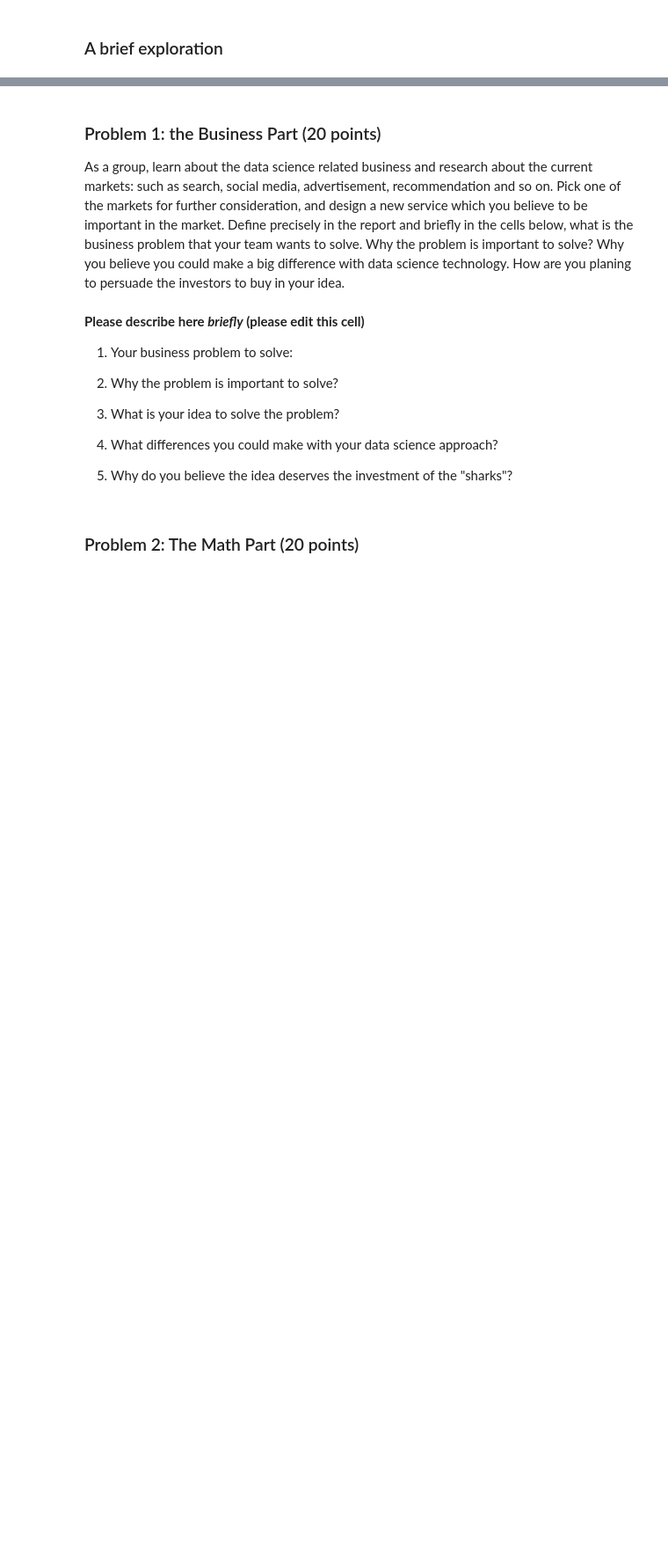
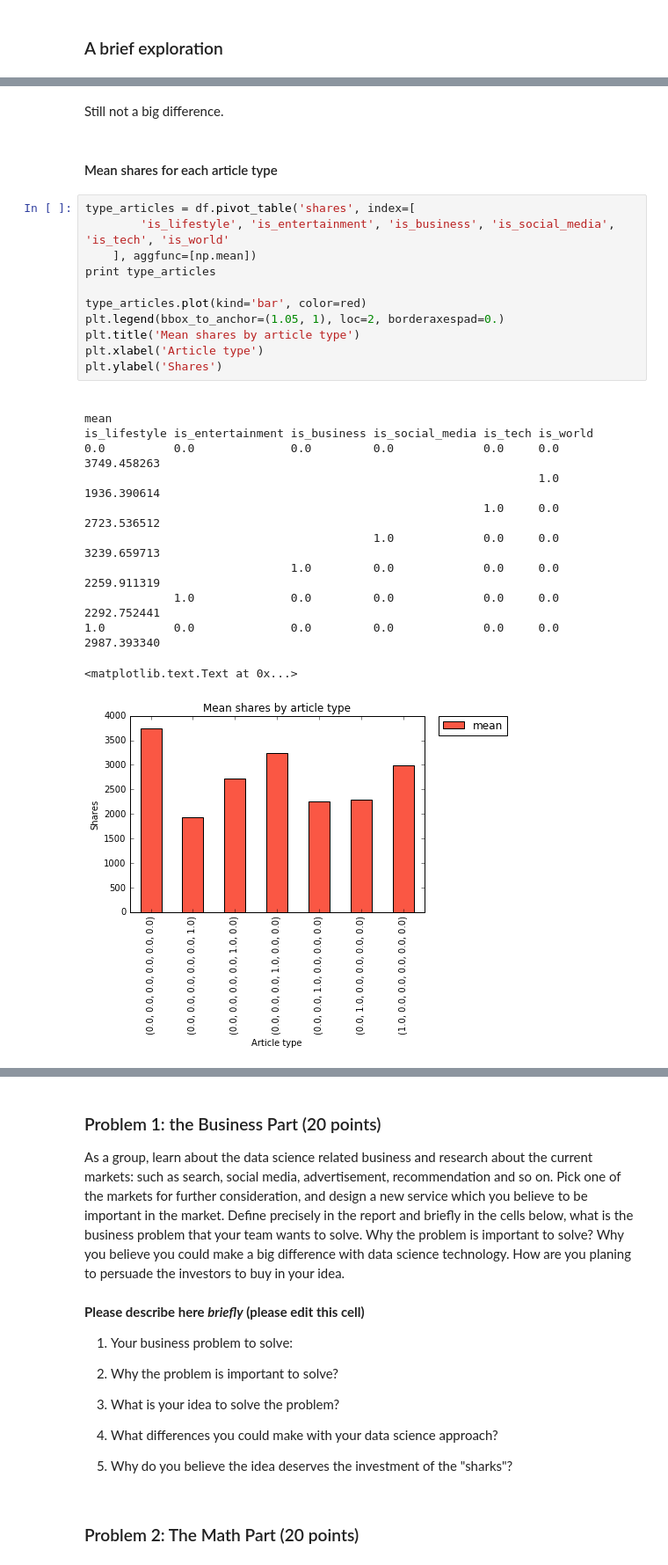
Before and after one commit to awkweb/DS501, a Jupyter notebook: 4/CaseStudy4.ipynb, the cells around one changed output, grey strips where cells are left out. Shown at 88% size. Cells and saved outputs as stored; diff of their text form; blank space fills up the shorter version.

```diff
--- a/4/CaseStudy4.ipynb
+++ b/4/CaseStudy4.ipynb
@@ -132,0 +207,27 @@ data_frame[['shares','n_tokens_title']].describe()
+# %% [markdown]
+Still not a big difference.
+# %% [markdown]
+#### Mean shares for each article type
+# %%
+type_articles = df.pivot_table('shares', index=[
+        'is_lifestyle', 'is_entertainment', 'is_business', 'is_social_media', 'is_tech', 'is_world'
+    ], aggfunc=[np.mean])
+print type_articles
+
+type_articles.plot(kind='bar', color=red)
+plt.legend(bbox_to_anchor=(1.05, 1), loc=2, borderaxespad=0.)
+plt.title('Mean shares by article type')
+plt.xlabel('Article type')
+plt.ylabel('Shares')
+# %% [output]
+                                                                                   mean
+is_lifestyle is_entertainment is_business is_social_media is_tech is_world
+0.0          0.0              0.0         0.0             0.0     0.0       3749.458263
+                                                                  1.0       1936.390614
+                                                          1.0     0.0       2723.536512
+                                          1.0             0.0     0.0       3239.659713
+                              1.0         0.0             0.0     0.0       2259.911319
+             1.0              0.0         0.0             0.0     0.0       2292.752441
+1.0          0.0              0.0         0.0             0.0     0.0       2987.393340
+<matplotlib.text.Text at 0x...>
+[figure, added]
```
Also changed, not shown: parts of 70 cells of this notebook, 3 other files.
